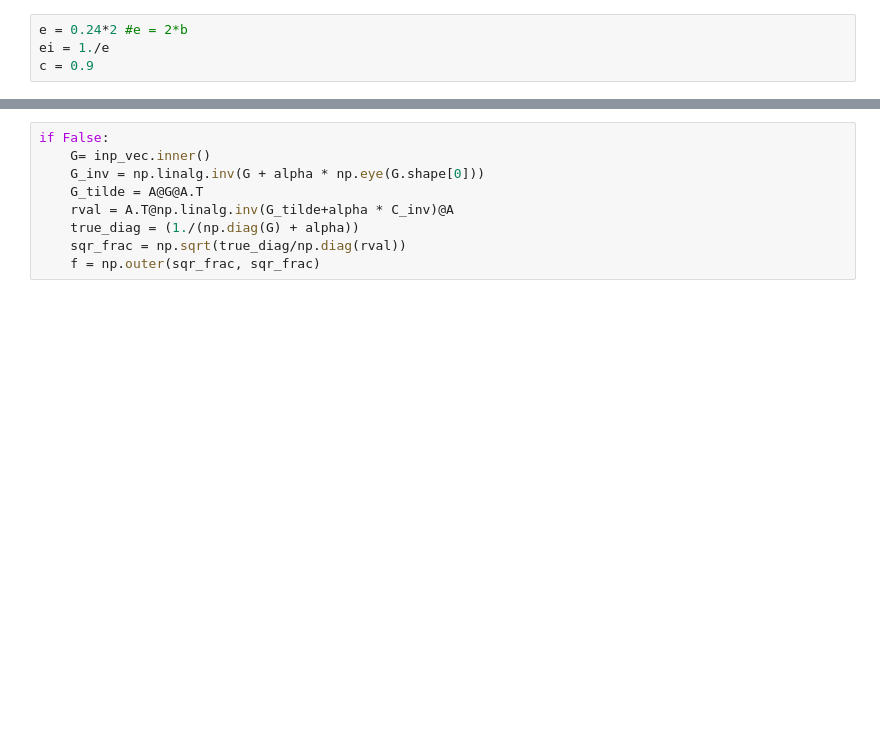
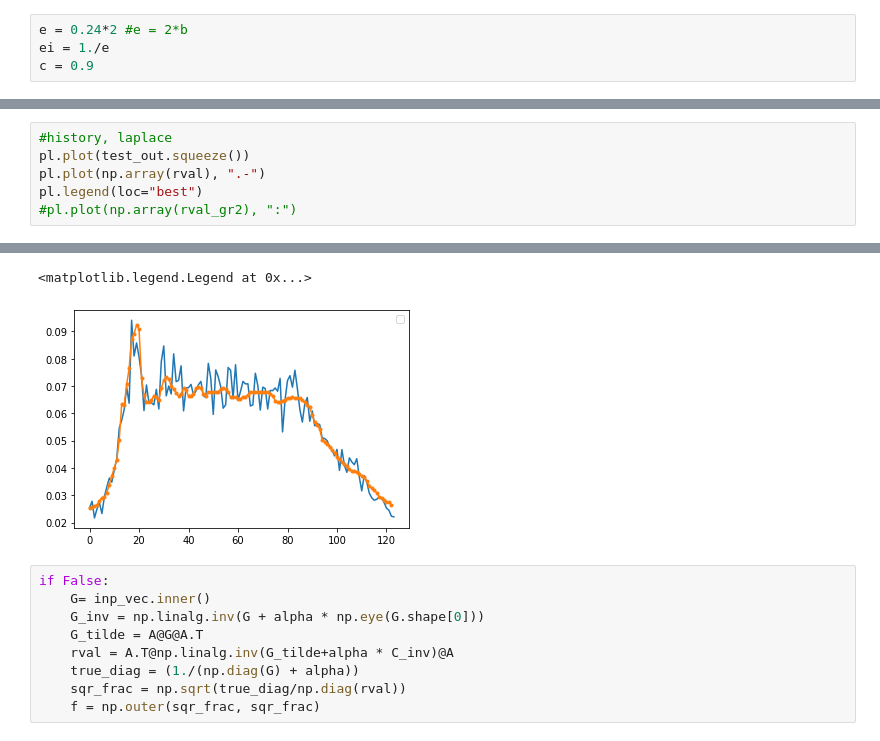
Before and after one commit to zalandoresearch/JaxRK, a Jupyter notebook: examples/Process_kernels_Traffic.ipynb, the cells around one changed output, grey strips where cells are left out. Cells and saved outputs as stored; diff of their text form; blank space fills up the shorter version.

```diff
--- a/examples/Process_kernels_Traffic.ipynb
+++ b/examples/Process_kernels_Traffic.ipynb
@@ -78,0 +114,7 @@ for i in tqdm(range(1, 144-n)):
+# %%
+#history, laplace
+pl.plot(test_out.squeeze())
+pl.plot(np.array(rval), ".-")
+pl.legend(loc="best")
+#pl.plot(np.array(rval_gr2), ":")
+# %% [output]
@@ -79,3 +122,5 @@ for i in tqdm(range(1, 144-n)):
+<matplotlib.legend.Legend at 0x...>
+[figure, added]
 # %%
 if False:
     G= inp_vec.inner()
```
Also changed, not shown: parts of 11 cells of this notebook, 4 other files.
